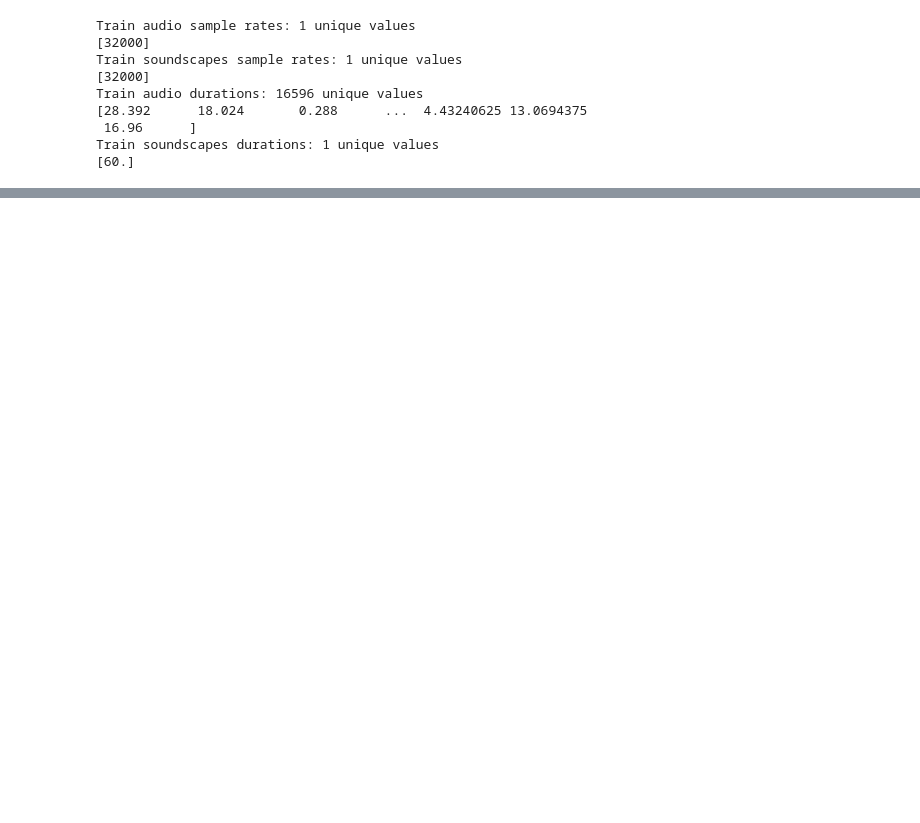
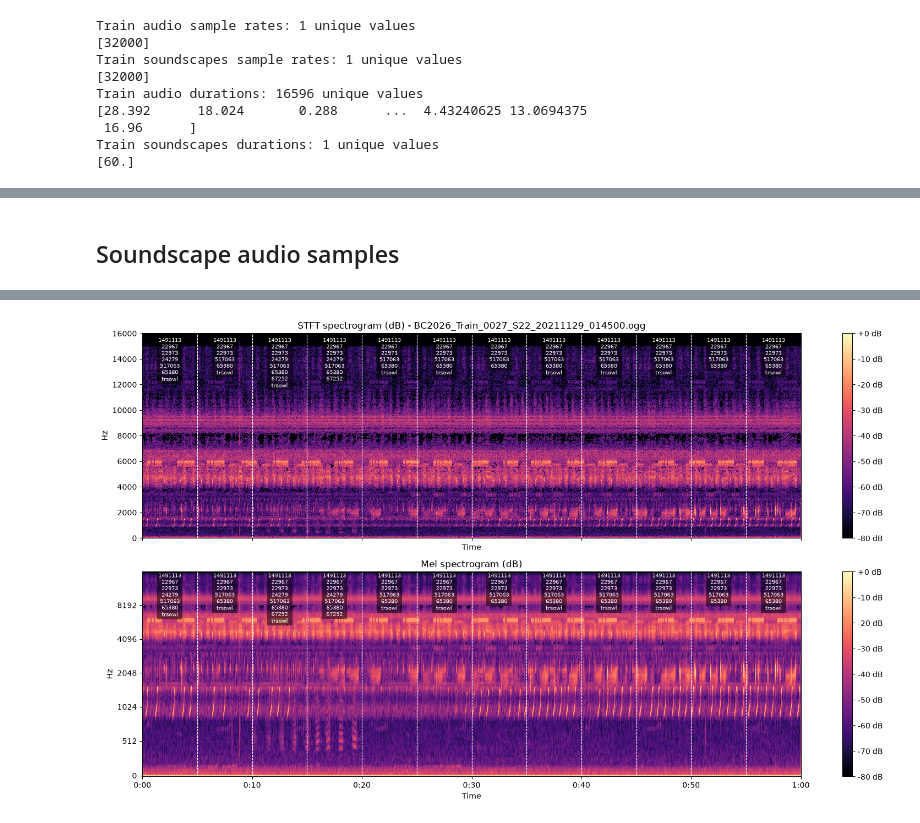
Before and after one commit to DPI3/BridCLEF-team-buzby, a Jupyter notebook: birdclef_draft_01.ipynb, the cells around one changed output, grey strips where cells are left out. Drawn from its saved outputs; the diff is of its cells as text; code cells hidden in the pictures; blank space fills up the shorter version.

```diff
--- a/birdclef_draft_01.ipynb
+++ b/birdclef_draft_01.ipynb
@@ -301,6 +377,17 @@ Number of species per class in train.csv:
 # %%
 # Soundscape labels
-soundscapes_df = pd.read_csv(DATA_DIR / "train_soundscapes_labels.csv")
-print("\nSoundscape labels:")
+soundscapes_df = pd.read_csv(DATA_DIR / "train_soundscapes_labels.csv").drop_duplicates()
+print("\nSoundscape labels dataframe:")
 print(soundscapes_df.head())
+
+# Records per filenames in soundscape labels
+records_per_filename = soundscapes_df['filename'].value_counts()
+print("\nNumber of records per filename in soundscape labels:")
+print(records_per_filename)
+
+print("\nChecking for duplicate (filename, start, end) combinations in soundscape labels...")
+if soundscapes_df.duplicated(subset=['filename', 'start', 'end']).any():
+    print("Soundscape labels have duplicate (filename, start, end) combinations.")
+else:
+    print("Soundscape labels have unique (filename, start, end) combinations.")
 # %% [output]
@@ -320,0 +515,59 @@ Soundscape labels:
+# %% [markdown]
+## Soundscape audio samples
+# %%
+# Inspect one soundscape sample with its 5 s section labels
+def time_to_seconds(t):
+    """Convert 'HH:MM:SS' to seconds."""
+    h, m, s = (int(x) for x in t.split(":"))
+    return h * 3600 + m * 60 + s
+
+sample_number = 56  # Change this to inspect a different soundscape sample
+soundscape_file = soundscapes_df["filename"].iloc[sample_number]
+soundscape_path = train_soundscapes_dir / soundscape_file
+sections = soundscapes_df[soundscapes_df["filename"] == soundscape_file].sort_values("start")
+
+print(f"File: {soundscape_file}")
+print("\nLabels per 5 s section:")
+legend = {}
+for row in sections.itertuples():
+    labels = soundscape_labels_to_list(row.primary_label)
+    print(f"{row.start} - {row.end}: {labels}")
+    for label in labels:
+        legend[label] = taxonomy_df.loc[label, "common_name"] if label in taxonomy_df.index else "?"
+print("\nLabel legend:")
+for label, name in sorted(legend.items()):
+    print(f"{label}: {name}")
+
+# Load at native sample rate
+y, sr = librosa.load(soundscape_path, sr=None)
+
+n_fft, hop_length = 2048, 512
+stft_db = librosa.amplitude_to_db(np.abs(librosa.stft(y, n_fft=n_fft, hop_length=hop_length)), ref=np.max)
+mel_db = librosa.power_to_db(
+    librosa.feature.melspectrogram(y=y, sr=sr, n_fft=n_fft, hop_length=hop_length, n_mels=128),
+    ref=np.max,
+)
+
+fig, axes = plt.subplots(2, 1, figsize=(16, 9), sharex=True)
+img = librosa.display.specshow(stft_db, sr=sr, hop_length=hop_length, x_axis="time", y_axis="hz", ax=axes[0])
+axes[0].set_title(f"STFT spectrogram (dB) - {soundscape_file}")
+fig.colorbar(img, ax=axes[0], format="%+2.0f dB")
+img = librosa.display.specshow(mel_db, sr=sr, hop_length=hop_length, x_axis="time", y_axis="mel", ax=axes[1])
+axes[1].set_title("Mel spectrogram (dB)")
+fig.colorbar(img, ax=axes[1], format="%+2.0f dB")
+
+# Mark section boundaries and write each section's labels (one per line) at its top
+for ax in axes:
+    ymax = ax.get_ylim()[1]
+    for row in sections.itertuples():
+        start, end = time_to_seconds(row.start), time_to_seconds(row.end)
+        ax.axvline(start, color="white", linestyle="--", linewidth=0.8)
+        ax.axvline(end, color="white", linestyle="--", linewidth=0.8)
+        ax.text(
+            (start + end) / 2, ymax * 0.98, "\n".join(soundscape_labels_to_list(row.primary_label)),
+            ha="center", va="top", fontsize=7, color="white",
+            bbox=dict(facecolor="black", alpha=0.5, pad=1.5, edgecolor="none"),
+        )
+plt.tight_layout()
+plt.show()
+# %% [output]
@@ -320,0 +591 @@ Soundscape labels:
+[figure, added]
```
Also changed, not shown: parts of 15 cells of this notebook, 2 other files.
